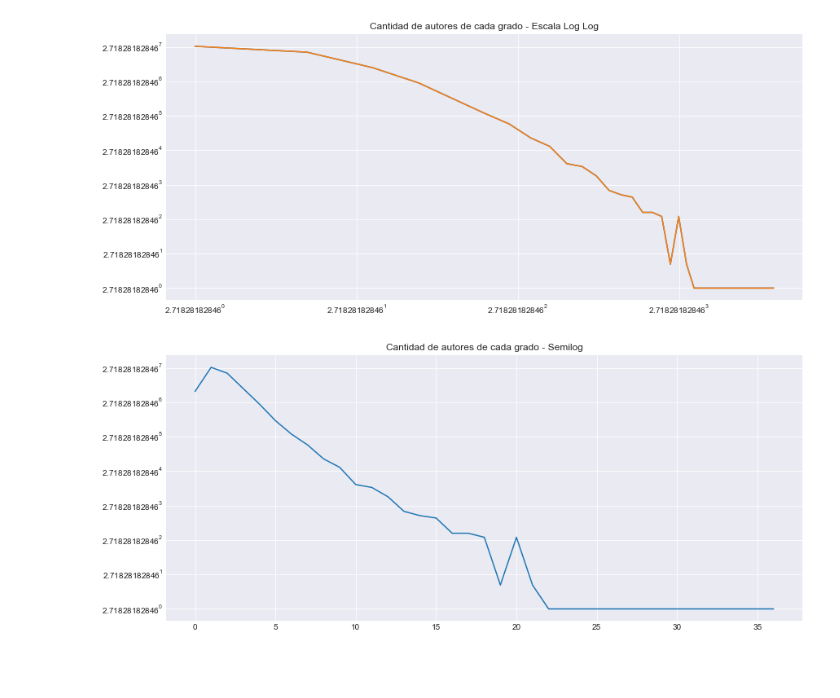
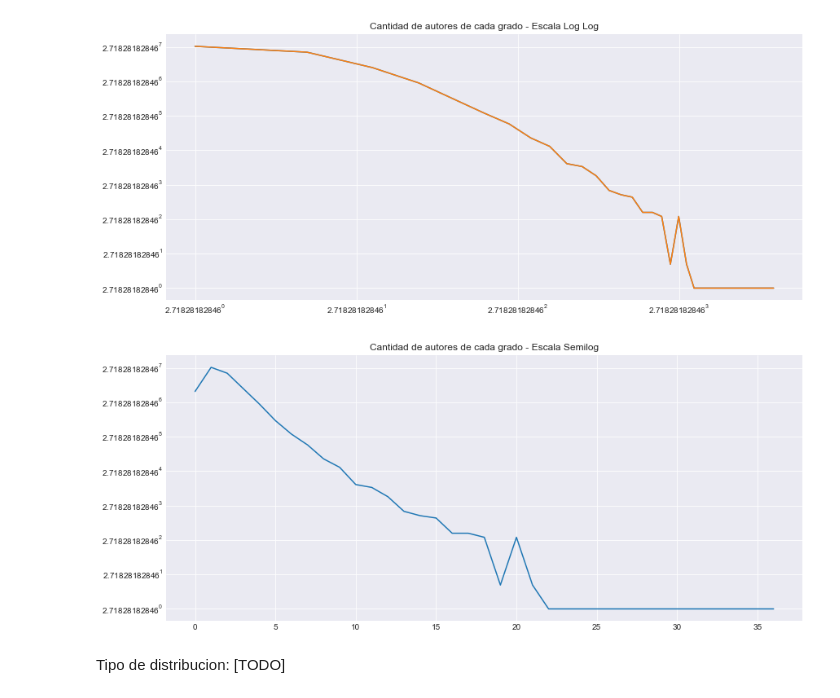
Before and after one commit to lucasputer/CienciaDeDatos, a Jupyter notebook: tp4/TP4.ipynb, the cells around one changed output. Drawn from its saved outputs; the diff is of its cells as text; code cells hidden in the pictures; blank space fills up the shorter version.

```diff
--- a/tp4/TP4.ipynb
+++ b/tp4/TP4.ipynb
@@ -83,7 +83,9 @@ plt.show()
 [figure]
 # %%
 plt.semilogy(degree_frequencies.keys(), degree_frequencies.values(), basey=np.e)
-plt.title("Cantidad de autores de cada grado - Semilog")
+plt.title("Cantidad de autores de cada grado - Escala Semilog")
 plt.show()
 # %% [output]
-[figure, old version]
+[figure, new version]
+# %% [markdown]
+Tipo de distribucion: [TODO]
```
Also changed, not shown: parts of 4 cells of this notebook.
